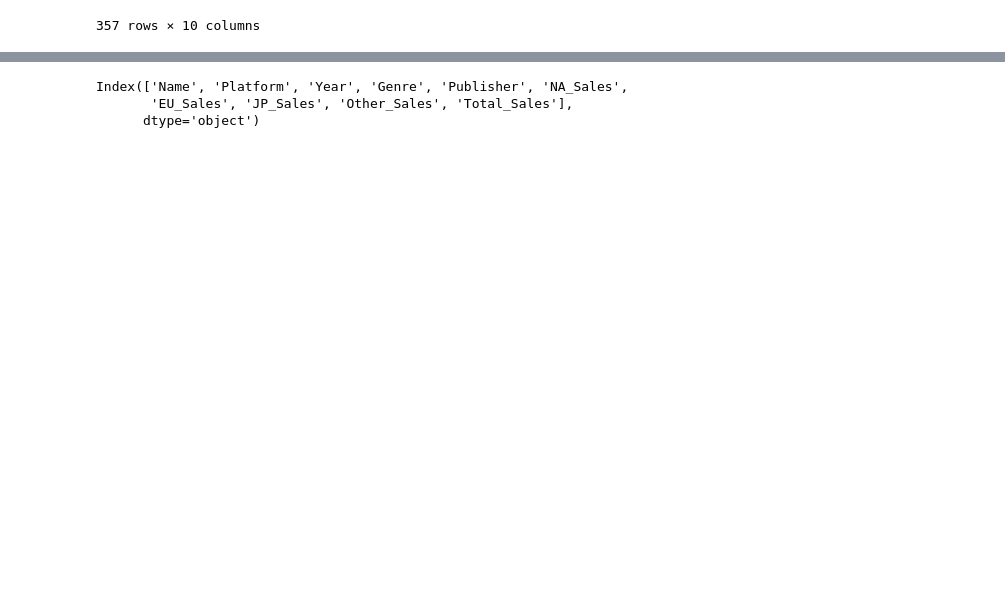
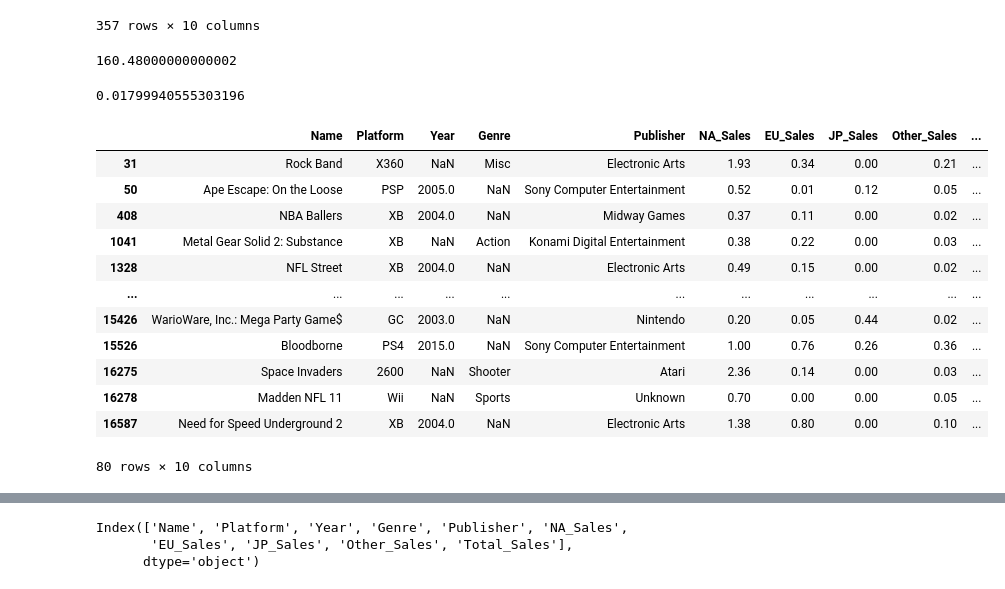
Before and after one commit to choheeee22/ds_Section1_Project, a Jupyter notebook: Section1_Project_GameIndustry.ipynb, the cells around one changed output, grey strips where cells are left out. Drawn from its saved outputs; the diff is of its cells as text; code cells hidden in the pictures; blank space fills up the shorter version.

```diff
--- a/Section1_Project_GameIndustry.ipynb
+++ b/Section1_Project_GameIndustry.ipynb
@@ -143,3 +172,30 @@ null_data
 | 16555 | Apache: Air Assault | PC | 2010.0 | NaN | Just Flight | 0.00 | 0.03 | 0.00 | 0.01 | ... |
 | 16587 | Need for Speed Underground 2 | XB | 2004.0 | NaN | Electronic Arts | 1.38 | 0.80 | 0.00 | 0.10 | ... |
 357 rows × 10 columns
+# %%
+null_data['Total_Sales'].sum()
+# %% [output]
+160.48000000000002
+# %%
+#결측치 total이 전체 데이터에서 차지하는 비율
+null_data['Total_Sales'].sum()/df['Total_Sales'].sum()
+# %% [output]
+0.01799940555303196
+# %%
+#결측치중 꼭 살려야 하는 데이터 파악 (전체데이터 75% 기준)-null_data_important
+null_data_important=null_data[null_data['Total_Sales']>0.47]
+null_data_important
+# %% [output]
+|  | Name | Platform | Year | Genre | Publisher | NA_Sales | EU_Sales | JP_Sales | Other_Sales | ... |
+| 31 | Rock Band | X360 | NaN | Misc | Electronic Arts | 1.93 | 0.34 | 0.00 | 0.21 | ... |
+| 50 | Ape Escape: On the Loose | PSP | 2005.0 | NaN | Sony Computer Entertainment | 0.52 | 0.01 | 0.12 | 0.05 | ... |
+| 408 | NBA Ballers | XB | 2004.0 | NaN | Midway Games | 0.37 | 0.11 | 0.00 | 0.02 | ... |
+| 1041 | Metal Gear Solid 2: Substance | XB | NaN | Action | Konami Digital Entertainment | 0.38 | 0.22 | 0.00 | 0.03 | ... |
+| 1328 | NFL Street | XB | 2004.0 | NaN | Electronic Arts | 0.49 | 0.15 | 0.00 | 0.02 | ... |
+| ... | ... | ... | ... | ... | ... | ... | ... | ... | ... | ... |
+| 15426 | WarioWare, Inc.: Mega Party Game$ | GC | 2003.0 | NaN | Nintendo | 0.20 | 0.05 | 0.44 | 0.02 | ... |
+| 15526 | Bloodborne | PS4 | 2015.0 | NaN | Sony Computer Entertainment | 1.00 | 0.76 | 0.26 | 0.36 | ... |
+| 16275 | Space Invaders | 2600 | NaN | Shooter | Atari | 2.36 | 0.14 | 0.00 | 0.03 | ... |
+| 16278 | Madden NFL 11 | Wii | NaN | Sports | Unknown | 0.70 | 0.00 | 0.00 | 0.05 | ... |
+| 16587 | Need for Speed Underground 2 | XB | 2004.0 | NaN | Electronic Arts | 1.38 | 0.80 | 0.00 | 0.10 | ... |
+80 rows × 10 columns
```
Also changed, not shown: parts of 8 cells of this notebook.
